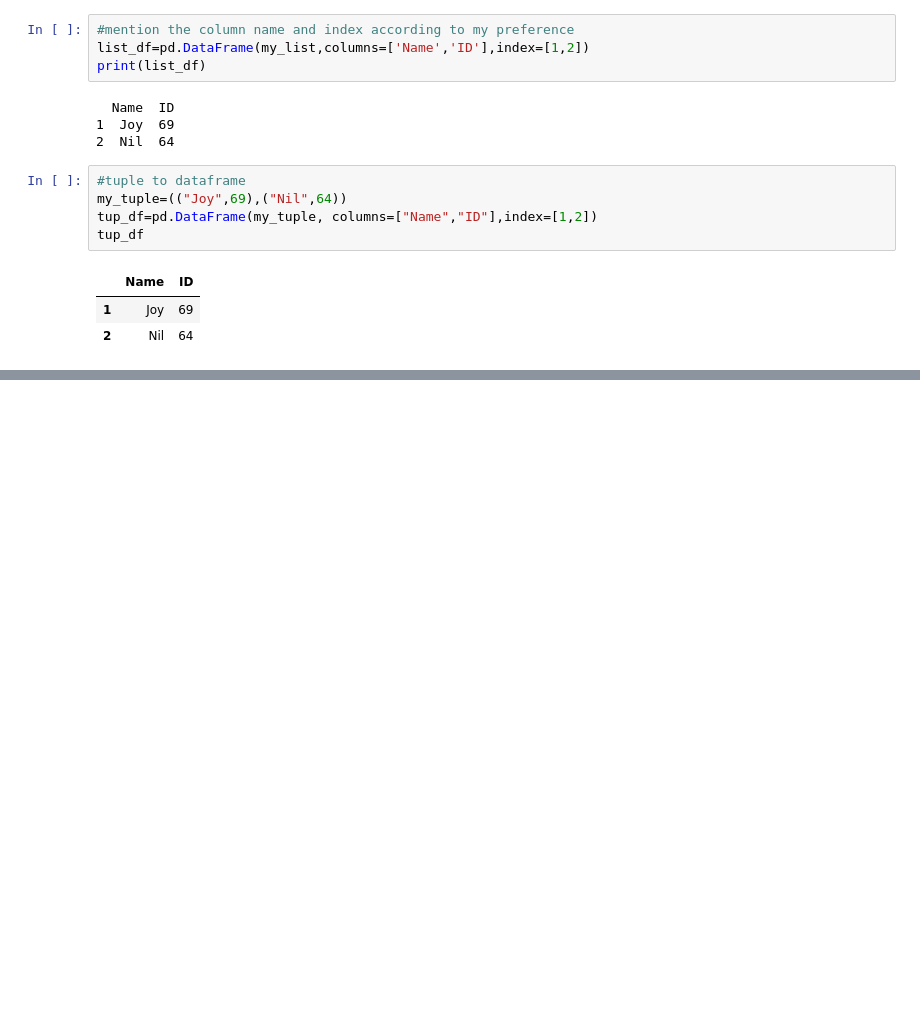
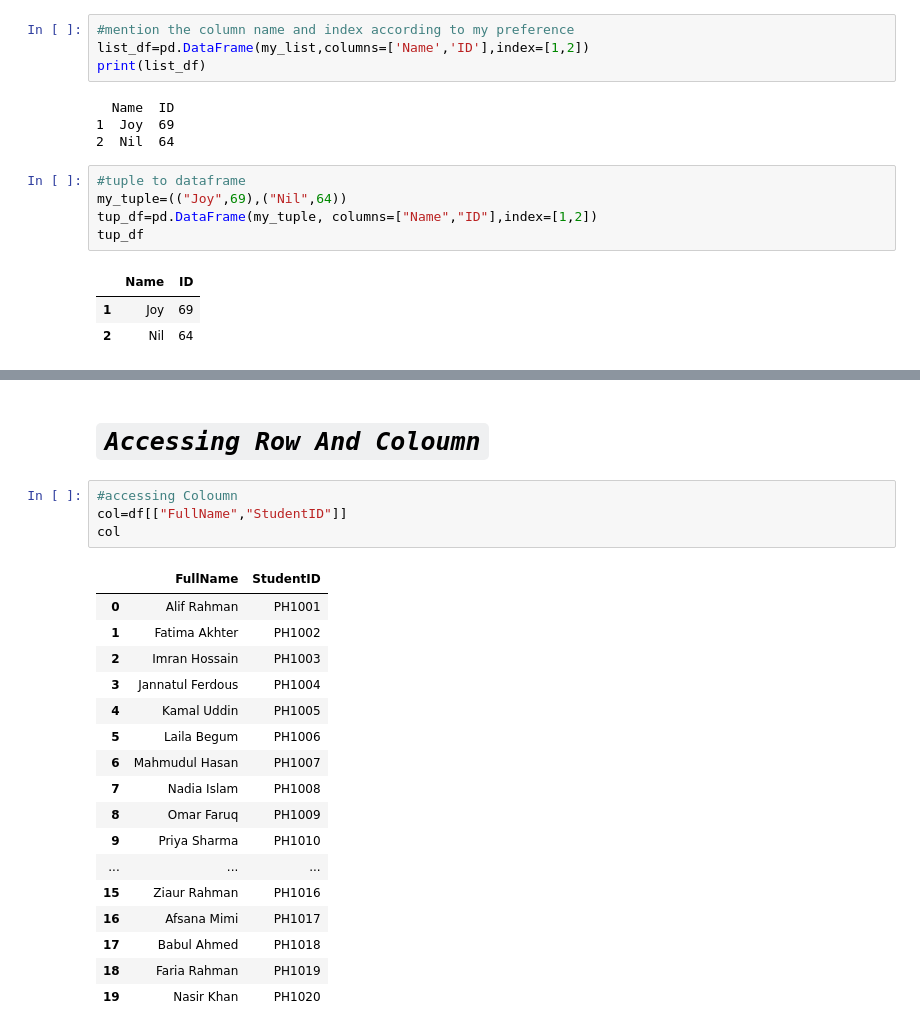
Before and after one commit to joygoswaminiloy2023-droid/AI-ML, a Jupyter notebook: Pandas.ipynb, the cells around one changed output, grey strips where cells are left out. Saved outputs shown, nothing was run; the diff lists cells and outputs as text; blank space fills up the shorter version.

```diff
--- a/Pandas.ipynb
+++ b/Pandas.ipynb
@@ -285,0 +305,24 @@ tup_df
+# %% [markdown]
+# ***`Accessing Row And Coloumn`***
+# %%
+#accessing Coloumn
+col=df[["FullName","StudentID"]]
+col
+# %% [output]
+|  | FullName | StudentID |
+| 0 | Alif Rahman | PH1001 |
+| 1 | Fatima Akhter | PH1002 |
+| 2 | Imran Hossain | PH1003 |
+| 3 | Jannatul Ferdous | PH1004 |
+| 4 | Kamal Uddin | PH1005 |
+| 5 | Laila Begum | PH1006 |
+| 6 | Mahmudul Hasan | PH1007 |
+| 7 | Nadia Islam | PH1008 |
+| 8 | Omar Faruq | PH1009 |
+| 9 | Priya Sharma | PH1010 |
+| ... | ... | ... |
+| 15 | Ziaur Rahman | PH1016 |
+| 16 | Afsana Mimi | PH1017 |
+| 17 | Babul Ahmed | PH1018 |
+| 18 | Faria Rahman | PH1019 |
+| 19 | Nasir Khan | PH1020 |
```
Also changed, not shown: parts of 5 cells of this notebook.
